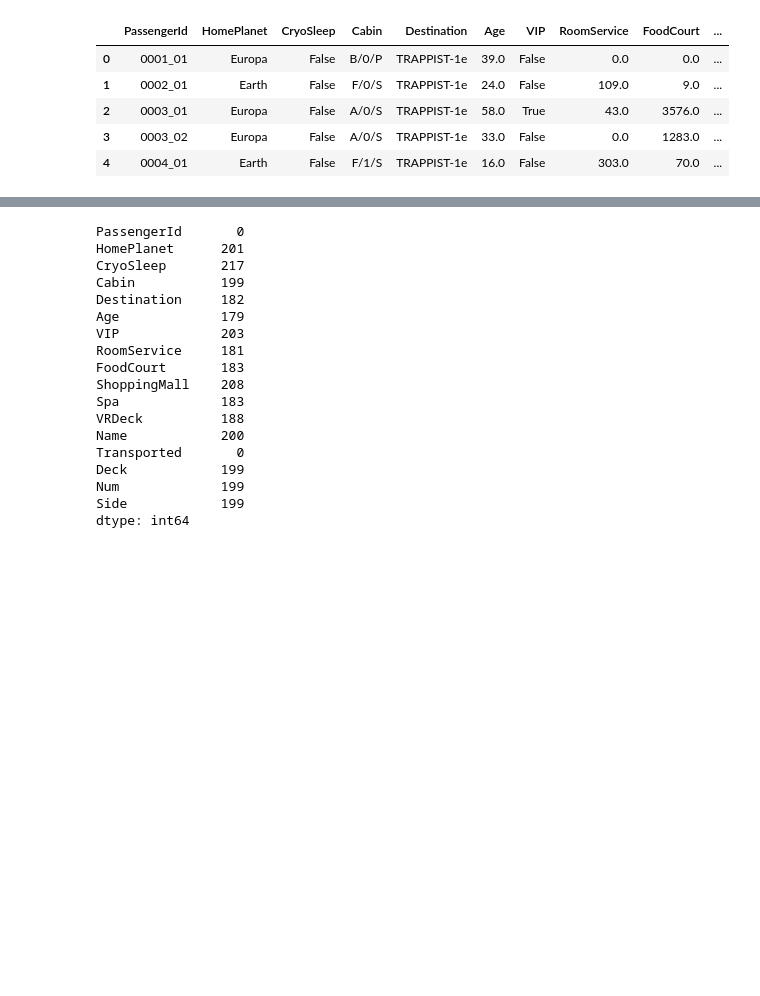
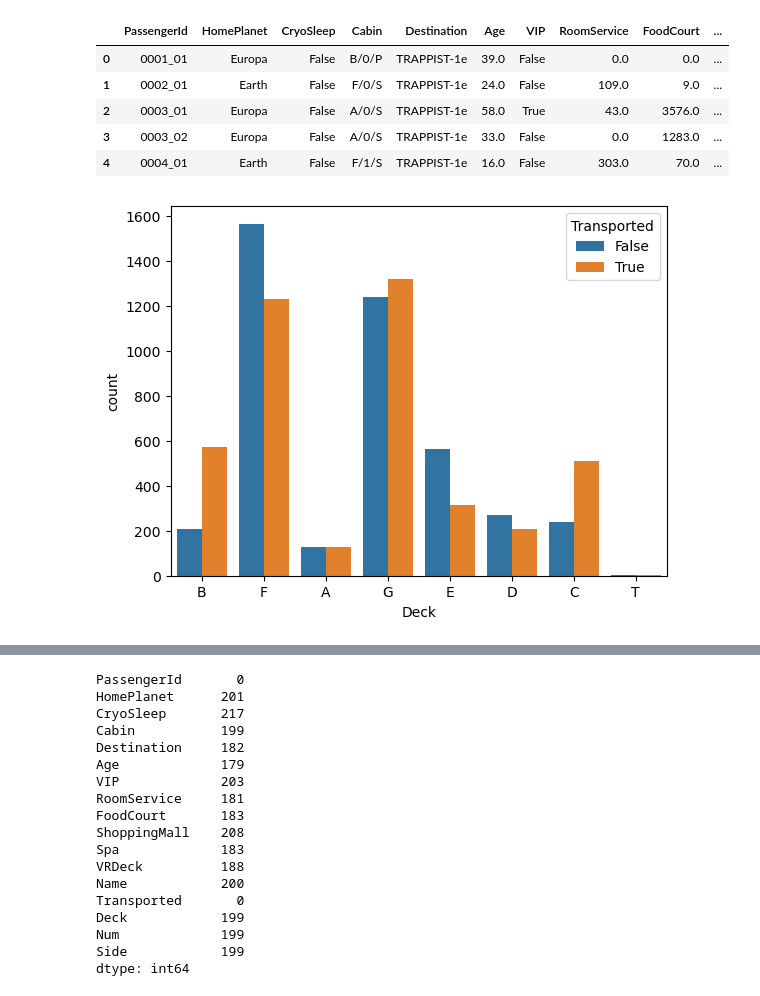
Before and after one commit to Dmytro1996/spaceship-titanic-kaggle, a Jupyter notebook: spaceship_titanic.ipynb, the cells around one changed output, grey strips where cells are left out. Saved outputs shown, nothing was run; the diff lists cells and outputs as text; code cells hidden in the pictures; blank space fills up the shorter version.

Commit message:
Added some data visualizations and code to predict the test data and save the result to a file

```diff
--- a/spaceship_titanic.ipynb
+++ b/spaceship_titanic.ipynb
@@ -83,3 +83,8 @@ sp_titanic.head()
 | 2 | 0003_01 | Europa | False | A/0/S | TRAPPIST-1e | 58.0 | True | 43.0 | 3576.0 | ... |
 | 3 | 0003_02 | Europa | False | A/0/S | TRAPPIST-1e | 33.0 | False | 0.0 | 1283.0 | ... |
 | 4 | 0004_01 | Earth | False | F/1/S | TRAPPIST-1e | 16.0 | False | 303.0 | 70.0 | ... |
+# %%
+sns.countplot(sp_titanic, hue = 'Transported', x = 'Deck')
+plt.show()
+# %% [output]
+[figure, added]
```
Also changed, not shown: parts of 29 cells of this notebook.
